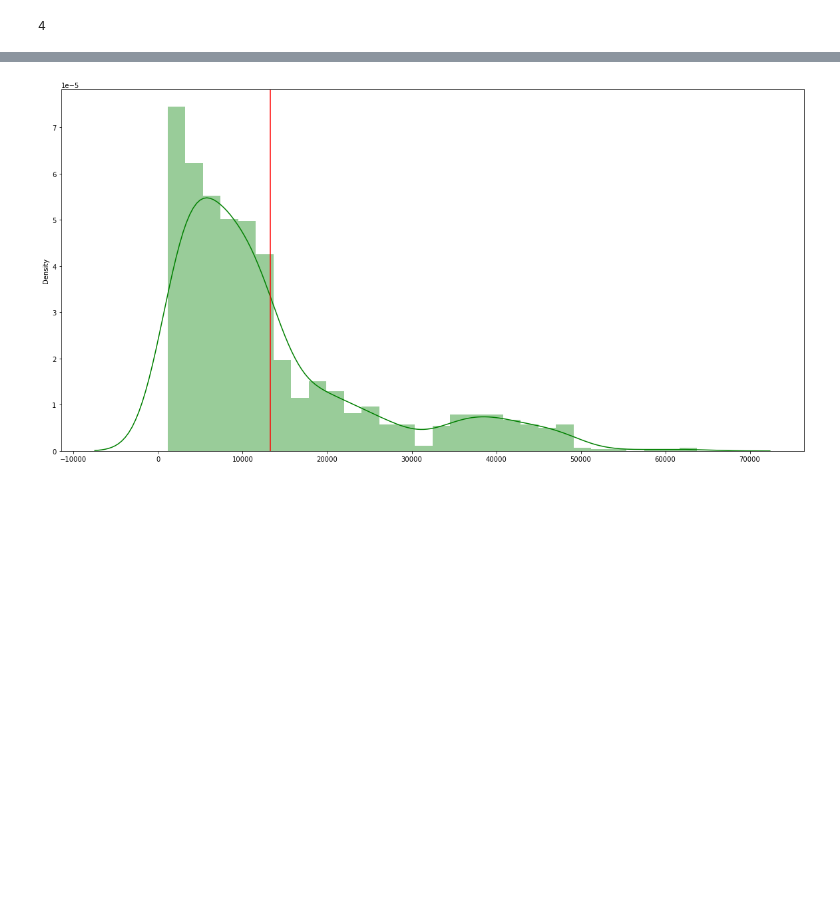
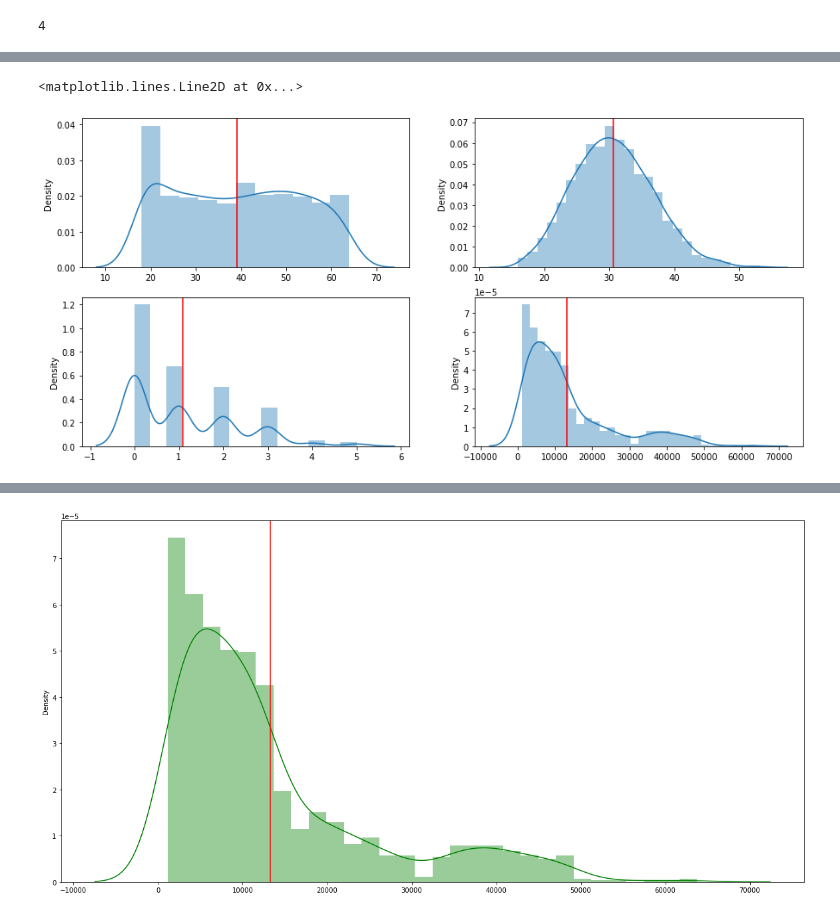
Before and after one commit to JosephMutua/Data_Science_insurance_price_prediction, a Jupyter notebook: feature engineering.ipynb, the cells around one changed output, grey strips where cells are left out. Drawn from its saved outputs; the diff is of its cells as text; code cells hidden in the pictures; blank space fills up the shorter version.

Commit message:
Correction : visualization of data

```diff
--- a/feature engineering.ipynb
+++ b/feature engineering.ipynb
@@ -38,0 +66,22 @@ charge_arr=df['charges'].values
+# %%
+age = df['age'].values
+bmi = df['bmi'].values
+children = df['children'].values
+charges = df['charges'].values
+# %%
+fig, axs = plt.subplots(2,2, figsize=(15,7))
+
+sns.distplot(age, ax = axs[0,0])
+axs[0,0].axvline(age.mean(), 0,1, color ="red")
+
+sns.distplot(bmi, ax = axs[0,1])
+axs[0,1].axvline(bmi.mean(), 0,1, color = "red")
+
+sns.distplot(children, ax = axs[1,0])
+axs[1,0].axvline(children.mean(), 0,1, color = "red")
+
+sns.distplot(charges, ax = axs[1,1])
+axs[1,1].axvline(charges.mean(), 0,1, color = "red")
+# %% [output]
+<matplotlib.lines.Line2D at 0x...>
+[figure, added]
```
Also changed, not shown: parts of 10 cells of this notebook.
